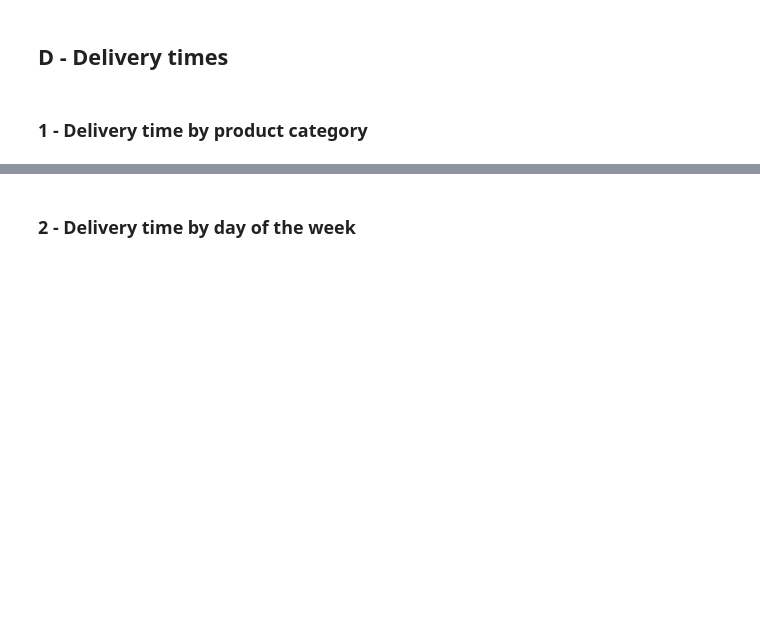
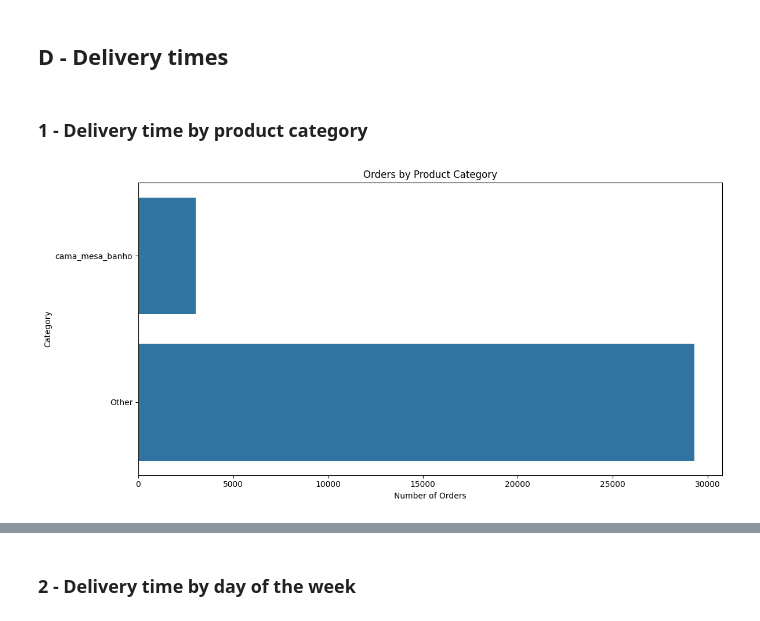
Before and after one commit to Jaddevvv/Head-of-Data-101-course, a Jupyter notebook: notebooks/hod-olist-analysis.ipynb, the cells around one changed output, grey strips where cells are left out. Cells and saved outputs as stored; diff of their text form; code cells hidden in the pictures; blank space fills up the shorter version.

```diff
--- a/notebooks/hod-olist-analysis.ipynb
+++ b/notebooks/hod-olist-analysis.ipynb
@@ -534,12 +534,26 @@ plt.show()
 # %%
 # Start by counting the orders by product category, and create an 'Other section' for product categories that have the lowest amount of orders
 
 # Count the occurrences of each product category
-'your code here'
+category_counts = df_products['product_category_name'].value_counts()
+
 
 # Only keep the product category that are above a certain threshold, put the others in a "Other' category
 threshold = 3000
-'your code here'
+major_categories = category_counts[category_counts >= threshold]
+other_count = category_counts[category_counts < threshold].sum()
+
+final_counts = pd.concat([major_categories, pd.Series({'Other': other_count})])
+
+plt.figure(figsize=(12, 6))
+sns.barplot(x=final_counts.values, y=final_counts.index)
+plt.title('Orders by Product Category')
+plt.xlabel('Number of Orders')
+plt.ylabel('Category')
+plt.tight_layout()
+plt.show()
+# %% [output]
+[figure, added]
 # %%
 # Create a boxplot visualization that shows the delivery time by product category
 
```
Also changed, not shown: parts of 12 cells of this notebook, 1 other file.
